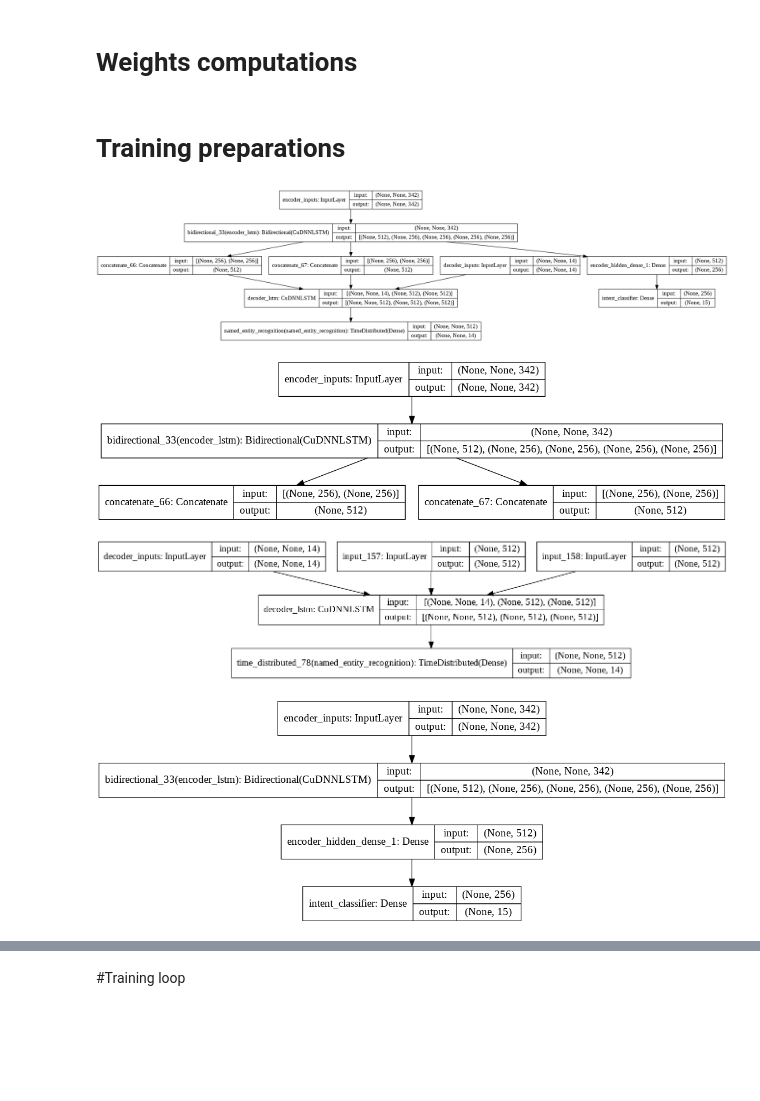
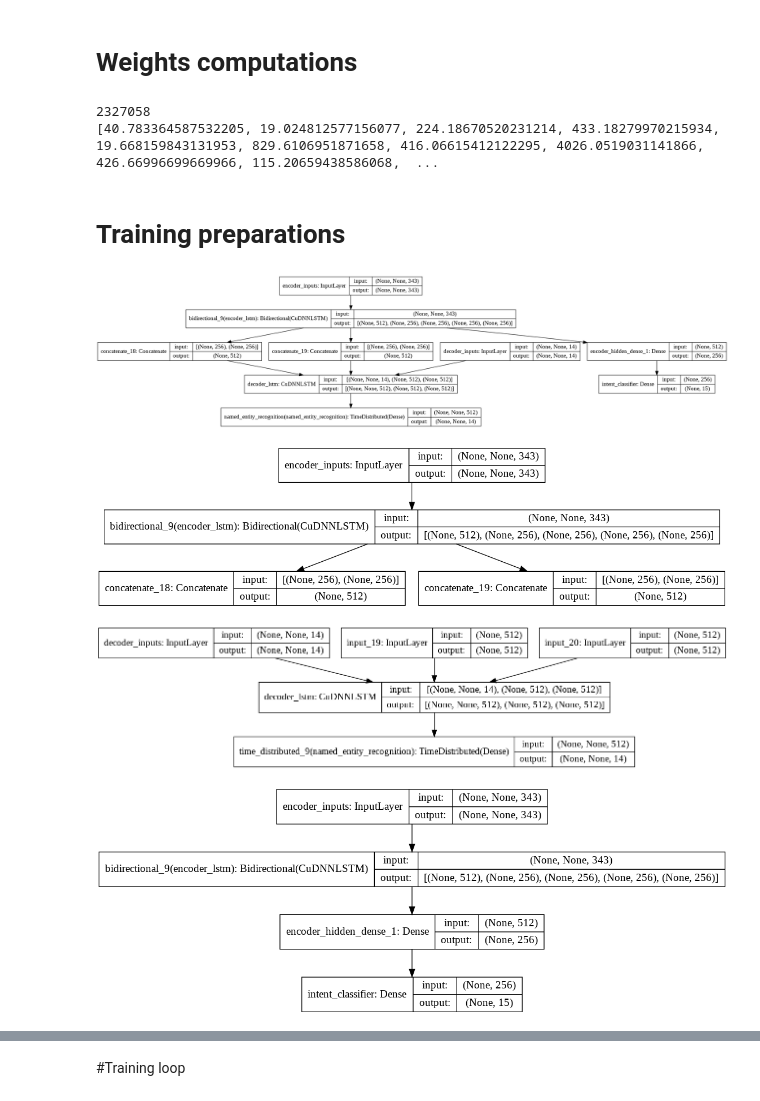
Before and after one commit to Wissben/intent_classification_train, a Jupyter notebook: real_encoder_decoder_training.ipynb, the cells around one changed output, grey strips where cells are left out. Saved outputs shown, nothing was run; the diff lists cells and outputs as text; code cells hidden in the pictures; blank space fills up the shorter version.

```diff
--- a/real_encoder_decoder_training.ipynb
+++ b/real_encoder_decoder_training.ipynb
@@ -1270,6 +1450,7 @@ POSTAG_SET = {
     "(": 'Unknown',
     ")": 'Unknown',
     ":": 'Unknown',
+    "#" : 'Number',
     'PAD': 'padding tag for training in many batches',
     '.' : 'Punctuation',
     'CC': 'coordinating conjunction',
@@ -1523,33 +1706,37 @@ for index,inst in enumerate(VAL_INSTANCES) :
 # %% [markdown]
 # Weights computations
 # %%
-count = [0 for i in range(n_intents)]
-for inst in INSTANCES :
-  count[np.argmax(np.array(INTENT2OH[inst['intent']]))]+=1
-summed_intents  = sum(count)
-print(summed_intents)
-intent_classification_weights = {i:summed_intents/(count[i]) if count[i] != 0 else 1 for i,intent in enumerate(INTENT2OH)}
-print(intent_classification_weights)
-group_intents_labels = dict()
-for gr in GROUP:
-  group_intents_labels[gr] = [np.argmax(INTENT2OH[inst['intent']])for inst in GROUP[gr]]
-pr(group_intents_labels)
+# count = [0 for i in range(n_intents)]
+# for inst in TR_INSTANCES :
+#   count[np.argmax(np.array(INTENT2OH[inst['intent']]))]+=1
+# summed_intents  = sum(count)
+# print(summed_intents)
+# intent_classification_weights = {i:summed_intents/(count[i]) if count[i] != 0 else 1 for i,intent in enumerate(INTENT2OH)}
+# print(intent_classification_weights)
+# group_intents_labels = dict()
+# for gr in GROUP:
+#   group_intents_labels[gr] = [np.argmax(INTENT2OH[inst['intent']])for inst in GROUP[gr]]
+# pr(group_intents_labels)
 
 
 count = [0 for i in range(n_tags)]
-for inst in INSTANCES :
+for inst in TR_INSTANCES :
   for tag in inst['tags'].split():
     count[np.argmax(np.array(TAG2OH[tag]))]+=1
 summed_ner = sum(count)
 print(summed_ner)
-ner_weights =  {i:summed_ner/(count[i]) if count[i] != 0 else 1 for i,intent in enumerate(TAG2OH)}
+# ner_weights =  {i:summed_ner/(count[i]) if count[i] != 0 else 1 for i,intent in enumerate(TAG2OH)}
+ner_weights =  [summed_ner/(count[i]) if count[i] != 0 else 1 for i,intent in enumerate(TAG2OH)]
 print(ner_weights)
 
-class_weights = {'intent_classifier':intent_classification_weights,'named_entity_recognition':ner_weights}
-pr(class_weights)
+# class_weights = {'intent_classifier':intent_classification_weights,'named_entity_recognition':ner_weights}
+# pr(class_weights)
 
-intents_sample_weights = [class_weights['intent_classifier'][inst] for inst in intents_labels]
-pr(intents_sample_weights)
+# intents_sample_weights = [class_weights['intent_classifier'][inst] for inst in intents_labels]
+# pr(intents_sample_weights)
+# %% [output]
+2327058
+[40.783364587532205, 19.024812577156077, 224.18670520231214, 433.18279970215934, 19.668159843131953, 829.6106951871658, 416.06615412122295, 4026.0519031141866, 426.66996699669966, 115.20659438586068,  ...
 # %% [markdown]
 # Training preparations
 # %%
@@ -1571,39 +1758,39 @@ plot_model(model.inf_intent_classifier,
 
 display(Image(model.model_name+'.png'))
 print('\n')
 display(Image('inf_encoder_model.png'))
 print('\n')
 display(Image('inf_decoder_model.png'))
 print('\n')
 display(Image('inf_intent_classifier.png'))
 print('\n')
 
 model.model.summary()
 
 losses = {
     "intent_classifier": "categorical_crossentropy",
-    "named_entity_recognition": "categorical_crossentropy",
+    "named_entity_recognition": weighted_categorical_crossentropy(np.array(ner_weights)),
 }
 
 metrics = {
     "intent_classifier": "categorical_accuracy",
-    "named_entity_recognition": "categorical_accuracy",
+    "named_entity_recognition": ["categorical_accuracy",ignore_class_accuracy(13)],
 }
 
 lossWeights = {
     "intent_classifier": 1.0,
     "named_entity_recognition": 1.0
 }
 
-model.model.compile(optimizer=keras.optimizers.Adam(),
+model.model.compile(optimizer=keras.optimizers.RMSprop(),
                     loss=losses,
                     loss_weights=lossWeights,
                     metrics=metrics)
 # %% [output]
 [figure]
-[figure, old version]
+[figure, new version]
-[figure, old version]
+[figure, new version]
-[figure, old version]
+[figure, new version]
 __________________________________________________________________________________________________
 Layer (type)                    Output Shape         Param #     Connected to
 ==================================================================================================
```
Also changed, not shown: parts of 23 cells of this notebook.
